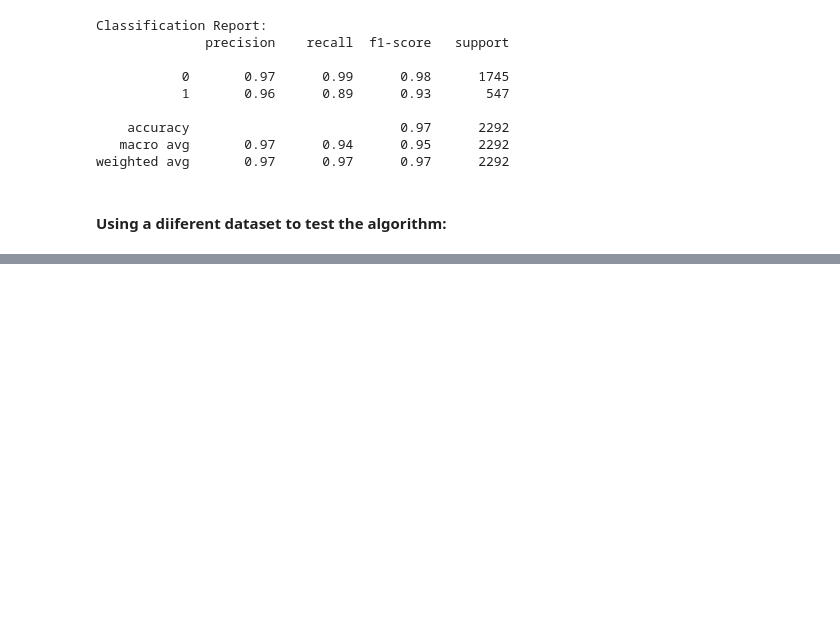
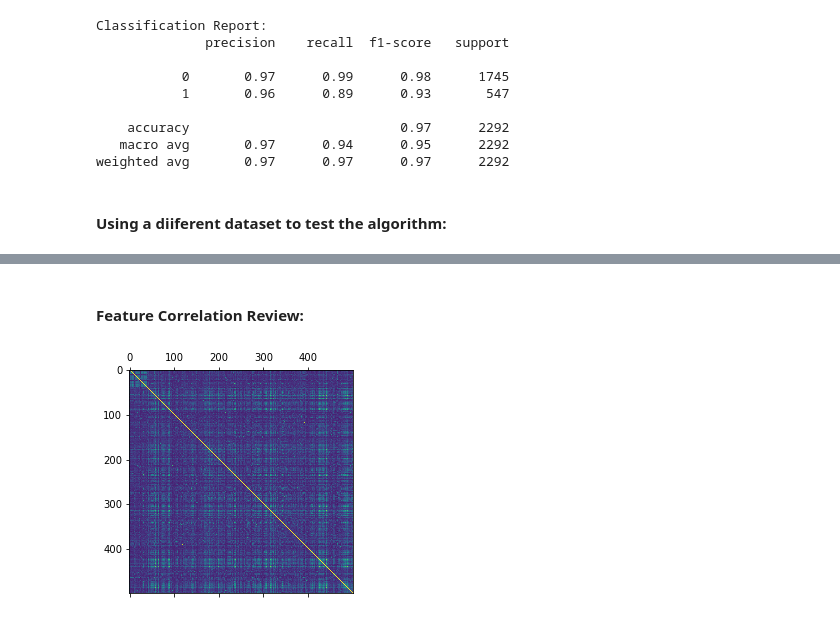
Before and after one commit to CSpanias/spam_filter_bootcamp, a Jupyter notebook: scikit_gradient_boosting.ipynb, the cells around one changed output, grey strips where cells are left out. Drawn from its saved outputs; the diff is of its cells as text; code cells hidden in the pictures; blank space fills up the shorter version.

```diff
--- a/scikit_gradient_boosting.ipynb
+++ b/scikit_gradient_boosting.ipynb
@@ -131,0 +183,8 @@ weighted avg       0.76      0.72      0.74      5572
+# %% [markdown]
+#### Feature Correlation Review:
+# %%
+X_train_df = pd.DataFrame(data=X_train)
+plt.matshow(X_train_df.corr())
+plt.show()
+# %% [output]
+[figure, added]
```
Also changed, not shown: parts of 16 cells of this notebook.
